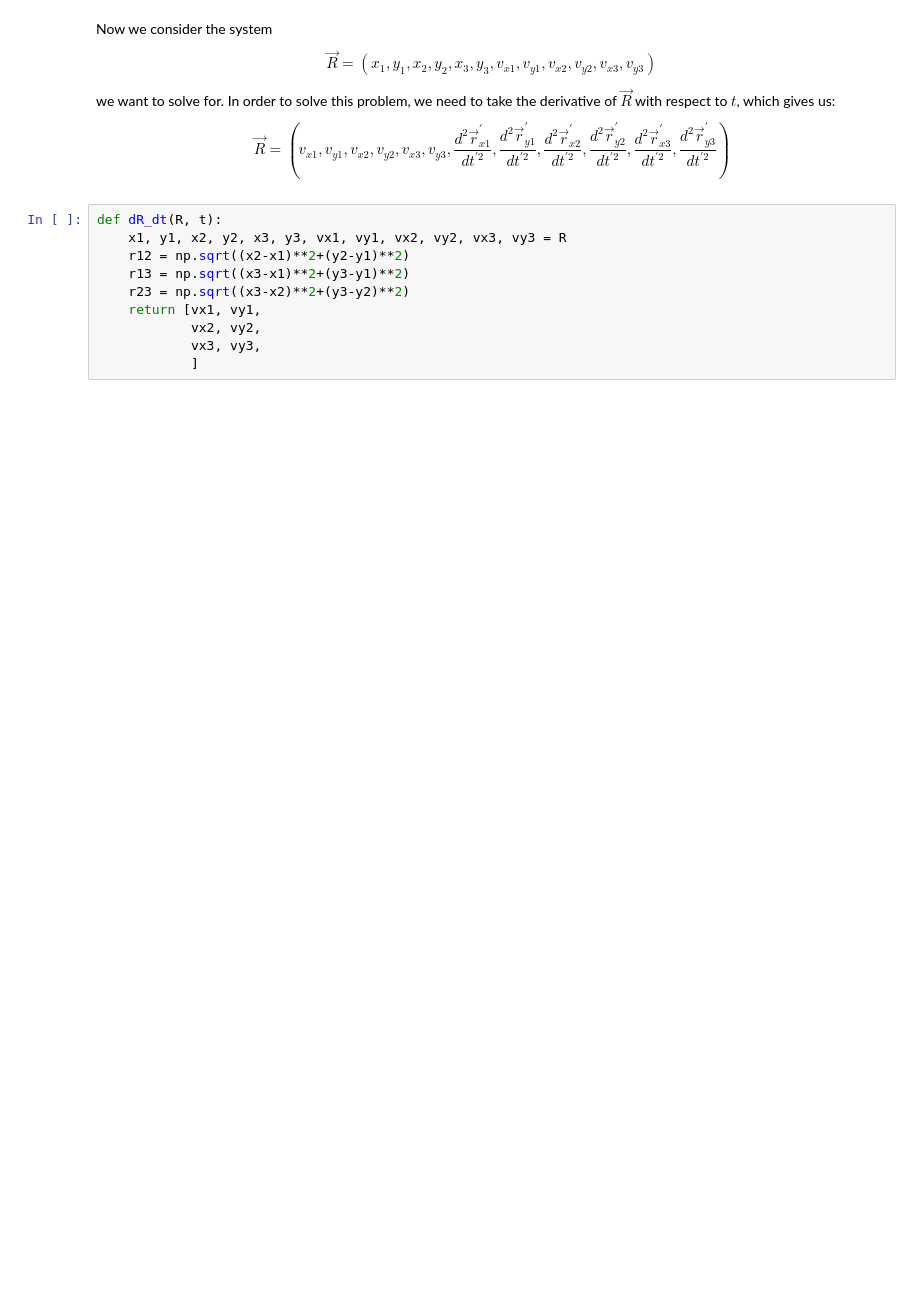
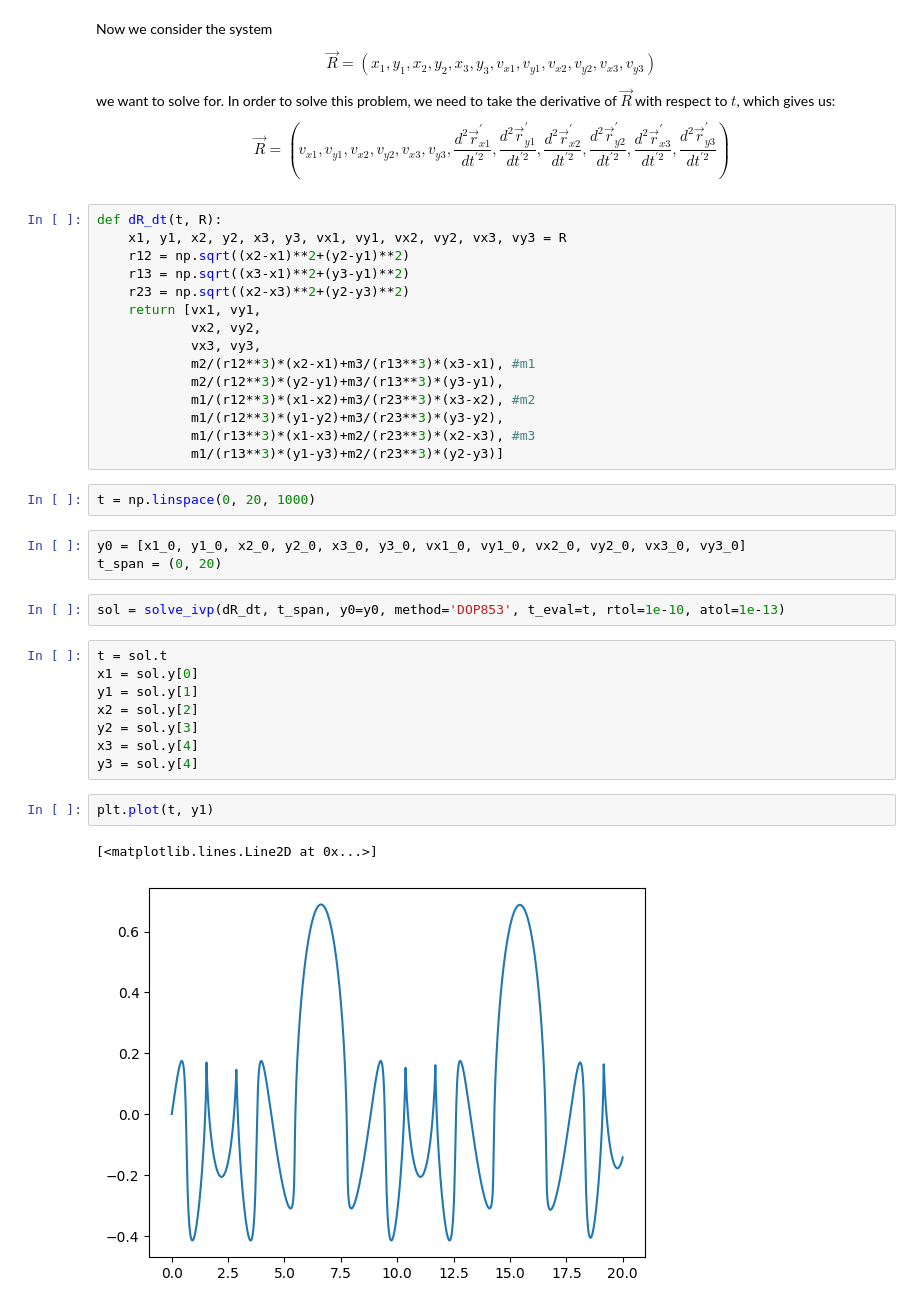
Before and after one commit to dantona02/projects, a Jupyter notebook: threebproblem.ipynb, the cells around one changed output. Cells and saved outputs as stored; diff of their text form; blank space fills up the shorter version.

```diff
--- a/threebproblem.ipynb
+++ b/threebproblem.ipynb
@@ -86,12 +89,37 @@ In order to solve this problem, we need to take the derivative of $\vec{R}$ with
 \vec{R}=\left(v_{x 1}, v_{y 1}, v_{x 2}, v_{y 2}, v_{x 3}, v_{y 3}, \frac{d^2 \vec{r}_{x1}^{\prime}}{d t^{\prime 2}}, \frac{d^2 \vec{r}_{y1}^{\prime}}{d t^{\prime 2}}, \frac{d^2 \vec{r}_{x2}^{\prime}}{d t^{\prime 2}}, \frac{d^2 \vec{r}_{y2}^{\prime}}{d t^{\prime 2}}, \frac{d^2 \vec{r}_{x3}^{\prime}}{d t^{\prime 2}}, \frac{d^2 \vec{r}_{y3}^{\prime}}{d t^{\prime 2}}\right)
 \end{equation}
 # %%
-def dR_dt(R, t):
+def dR_dt(t, R):
     x1, y1, x2, y2, x3, y3, vx1, vy1, vx2, vy2, vx3, vy3 = R
     r12 = np.sqrt((x2-x1)**2+(y2-y1)**2)
     r13 = np.sqrt((x3-x1)**2+(y3-y1)**2)
-    r23 = np.sqrt((x3-x2)**2+(y3-y2)**2)
+    r23 = np.sqrt((x2-x3)**2+(y2-y3)**2)
     return [vx1, vy1,
             vx2, vy2,
             vx3, vy3,
-            ]
+            m2/(r12**3)*(x2-x1)+m3/(r13**3)*(x3-x1), #m1
+            m2/(r12**3)*(y2-y1)+m3/(r13**3)*(y3-y1),
+            m1/(r12**3)*(x1-x2)+m3/(r23**3)*(x3-x2), #m2
+            m1/(r12**3)*(y1-y2)+m3/(r23**3)*(y3-y2),
+            m1/(r13**3)*(x1-x3)+m2/(r23**3)*(x2-x3), #m3
+            m1/(r13**3)*(y1-y3)+m2/(r23**3)*(y2-y3)]
+# %%
+t = np.linspace(0, 20, 1000)
+# %%
+y0 = [x1_0, y1_0, x2_0, y2_0, x3_0, y3_0, vx1_0, vy1_0, vx2_0, vy2_0, vx3_0, vy3_0]
+t_span = (0, 20)
+# %%
+sol = solve_ivp(dR_dt, t_span, y0=y0, method='DOP853', t_eval=t, rtol=1e-10, atol=1e-13)
+# %%
+t = sol.t
+x1 = sol.y[0]
+y1 = sol.y[1]
+x2 = sol.y[2]
+y2 = sol.y[3]
+x3 = sol.y[4]
+y3 = sol.y[4]
+# %%
+plt.plot(t, y1)
+# %% [output]
+[<matplotlib.lines.Line2D at 0x...>]
+[figure, added]
```
Also changed, not shown: parts of 2 cells of this notebook.
